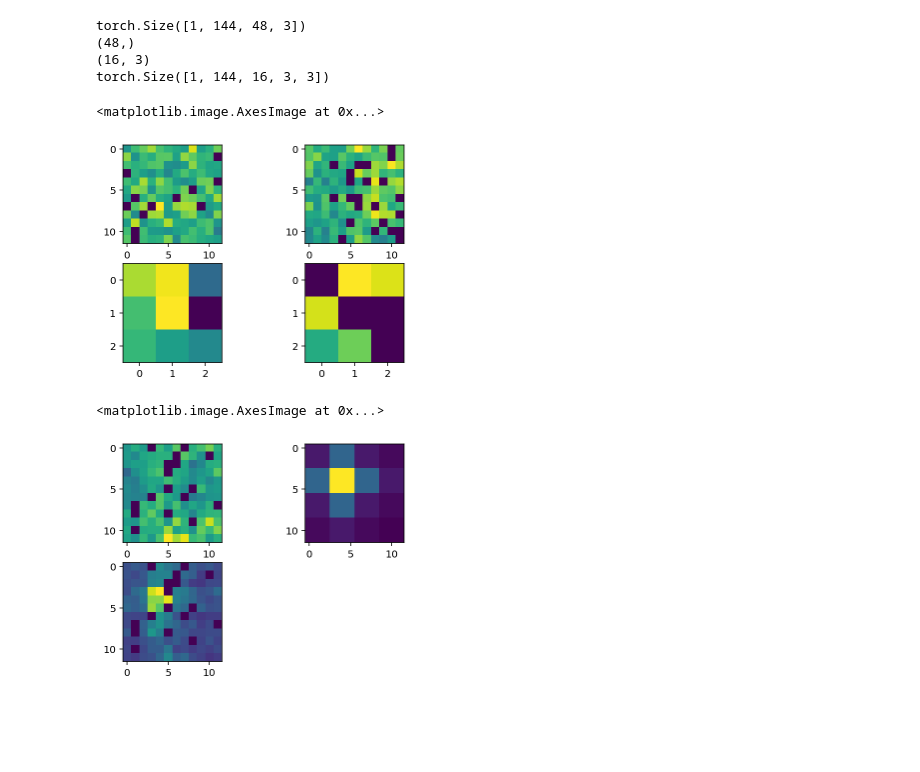
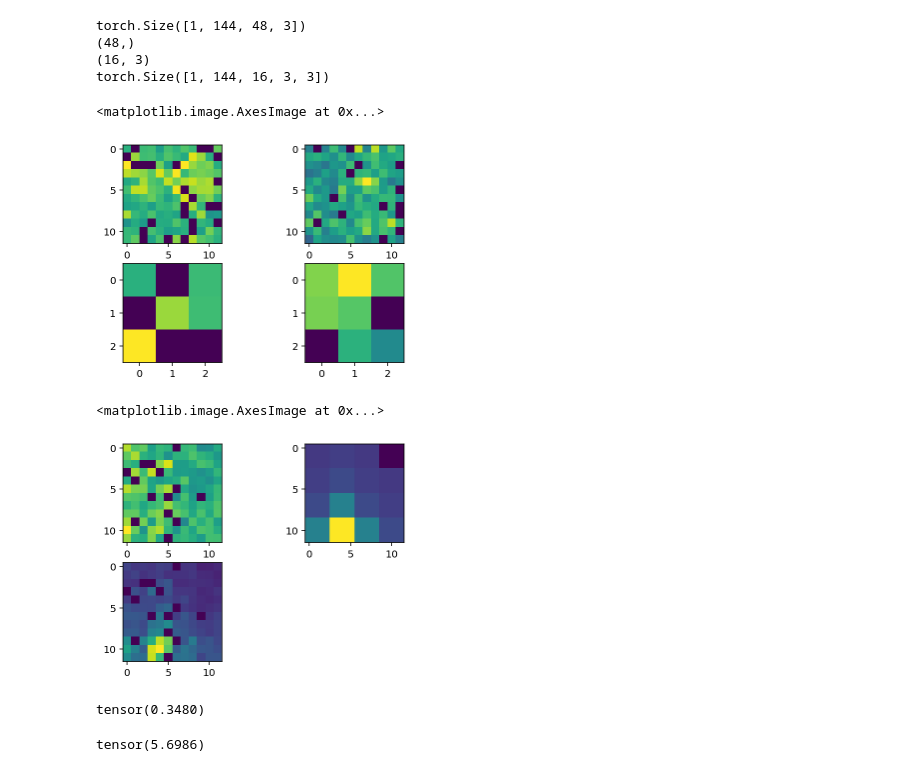
Before and after one commit to mormille/self-attention-regularization, a Jupyter notebook: Testing.ipynb, the cells around one changed output. Saved outputs shown, nothing was run; the diff lists cells and outputs as text; code cells hidden in the pictures; blank space fills up the shorter version.

```diff
--- a/Testing.ipynb
+++ b/Testing.ipynb
@@ -37,3 +45,6 @@ T.Normalize([0.485, 0.456, 0.406], [0.229, 0.224, 0.225])
 backbone = Backbone()
 encoder = EncoderModule()
 model = Joiner(backbone, encoder, hidden_dim=512, image_h=H, image_w=W)
+# %%
+img = transform(im).unsqueeze(0)
+print("Input shape:", img.shape)
@@ -177,19 +209,19 @@ torch.Size([1, 144, 16, 3, 3])
 # %%
 # 2D Visualization
 # show 4 different dimensions of the encoder output
 plt.subplot(221)
 plt.imshow(A[0,0,0,:,:])
 plt.subplot(222)
 plt.imshow(A[0,11,11,:,:])
 plt.subplot(223)
-plt.imshow(B[0,0,15,:,:])
+plt.imshow(B[0,0,0,:,:])
 plt.subplot(224)
 plt.imshow(B[0,143,15,:,:])
 # %% [output]
 <matplotlib.image.AxesImage at 0x...>
-[figure, old version]
+[figure, new version]
 # %%
-p1h = 4
+p1h = 11
 p1w = 4
 
 plt.subplot(221)
@@ -200,4 +232,8 @@ plt.subplot(223)
 plt.imshow(pattn[0,p1h,p1w,...])
 # %% [output]
 <matplotlib.image.AxesImage at 0x...>
-[figure, old version]
+[figure, new version]
+# %%
+torch.sum(pattn[0,p1h,p1w,...])
+# %% [output]
+tensor(0.3480)
@@ -203,0 +246,4 @@ plt.imshow(pattn[0,p1h,p1w,...])
+# %%
+Lgen
+# %% [output]
+tensor(5.6986)
```
Also changed, not shown: parts of 16 cells of this notebook, 4 other files.
